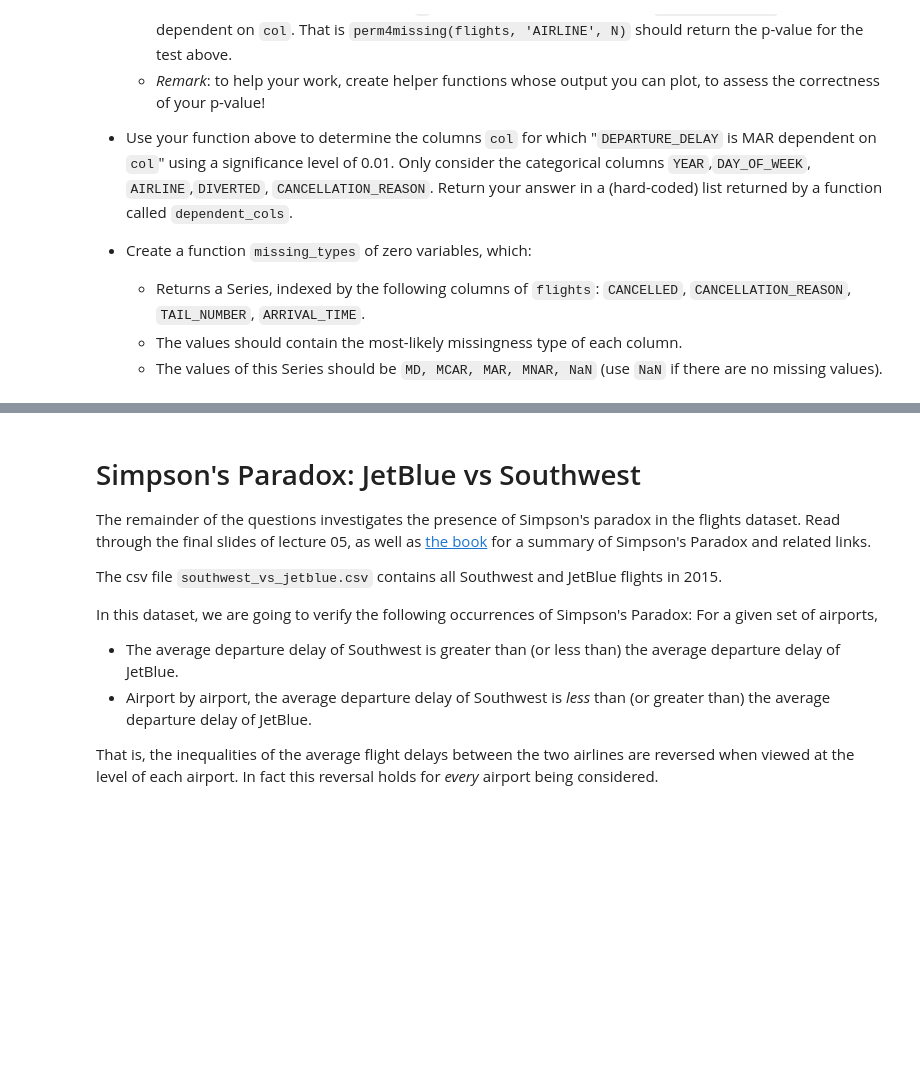
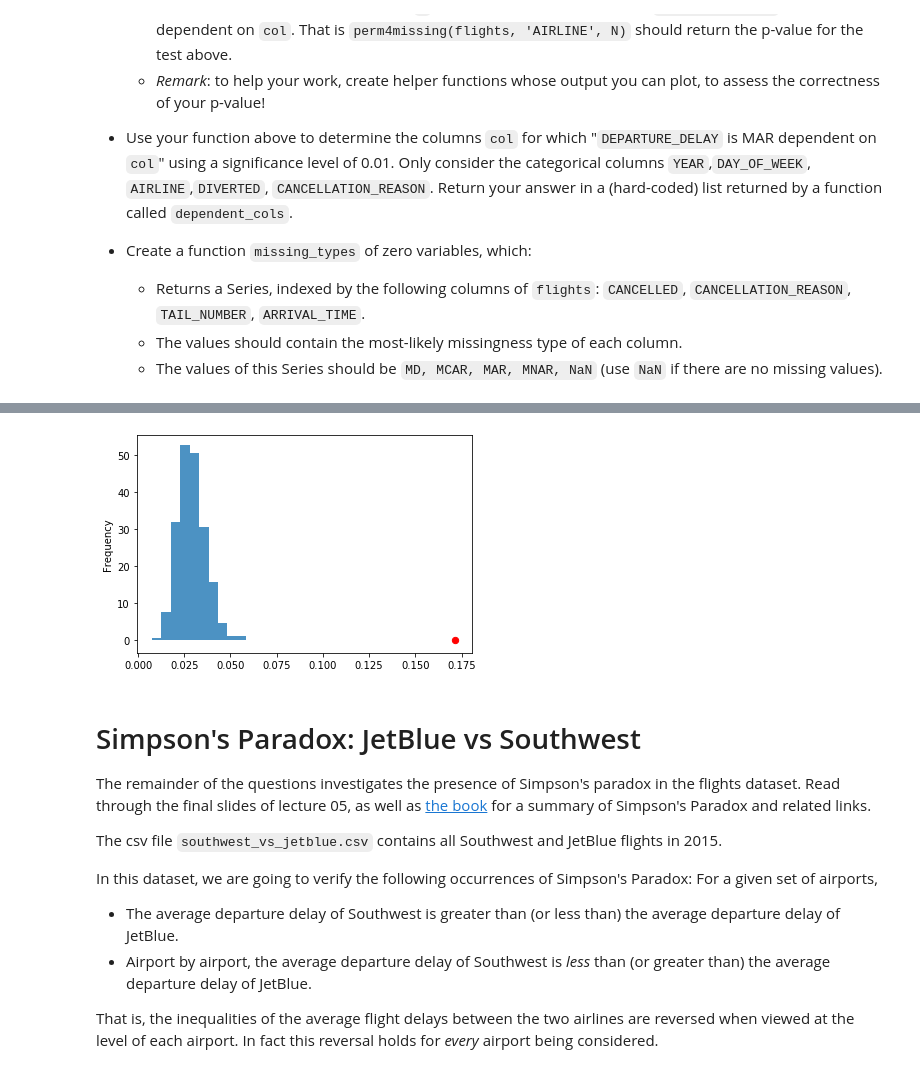
Before and after one commit to AECassAWei/dsc80-wi20, a Jupyter notebook: projects/project02/project02.ipynb, the cells around one changed output, grey strips where cells are left out. Drawn from its saved outputs; the diff is of its cells as text; code cells hidden in the pictures; blank space fills up the shorter version.

```diff
--- a/projects/project02/project02.ipynb
+++ b/projects/project02/project02.ipynb
@@ -718,0 +733,38 @@ Now we'd like to determine missingness of the column `DEPARTURE_DELAY`. In parti
+# %%
+N = 500
+
+flights_missing = flights_miss.copy()[['AIRLINE', 'DEP_DELAY_ISNULL']]
+tvds = []
+for i in range(N):
+
+    # shuffle the colors
+    shuffled_airline = (
+        flights_missing['AIRLINE']
+        .sample(replace=False, frac=1)
+        .reset_index(drop=True)
+    )
+
+    # put them in a table
+    shuffled = (
+        flights_missing
+        .assign(**{'Shuffled Airline': shuffled_airline})
+    )
+
+    # compute the tvd
+    shuffed_emp_distributions = (
+        shuffled
+        .pivot_table(columns='DEP_DELAY_ISNULL', index='Shuffled Airline', values=None, aggfunc='size')
+        .fillna(0)
+        .apply(lambda x:x/x.sum())
+    )
+
+    tvd = np.sum(np.abs(shuffed_emp_distributions.diff(axis=1).iloc[:,-1])) / 2
+    # add it to the list of results
+
+    tvds.append(tvd)
+# %%
+#: visualize
+pd.Series(tvds).plot(kind='hist', density=True, alpha=0.8)
+plt.scatter(observed_tvd, 0, color='red', s=40);
+# %% [output]
+[figure, added]
```
Also changed, not shown: parts of 26 cells of this notebook, 3 other files.
